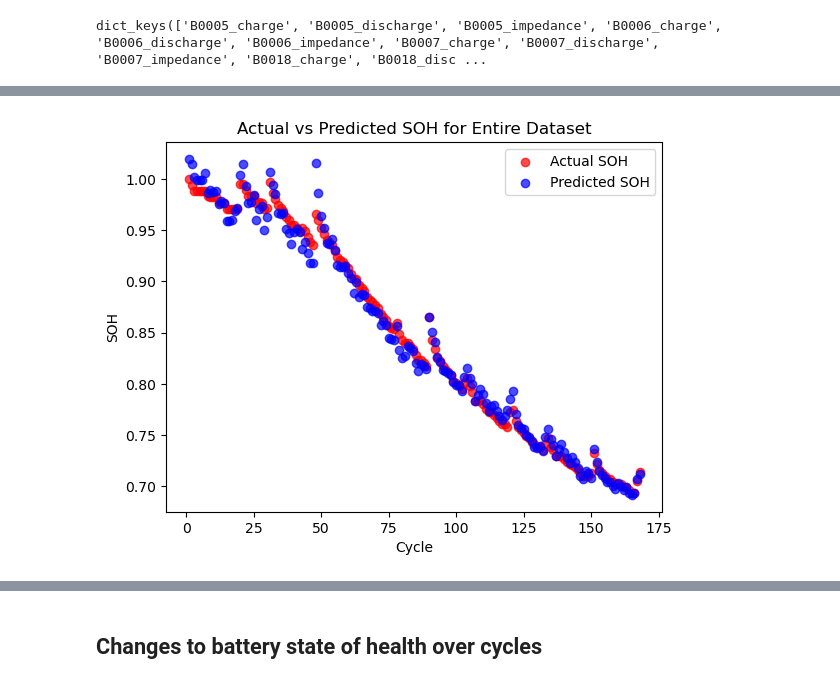
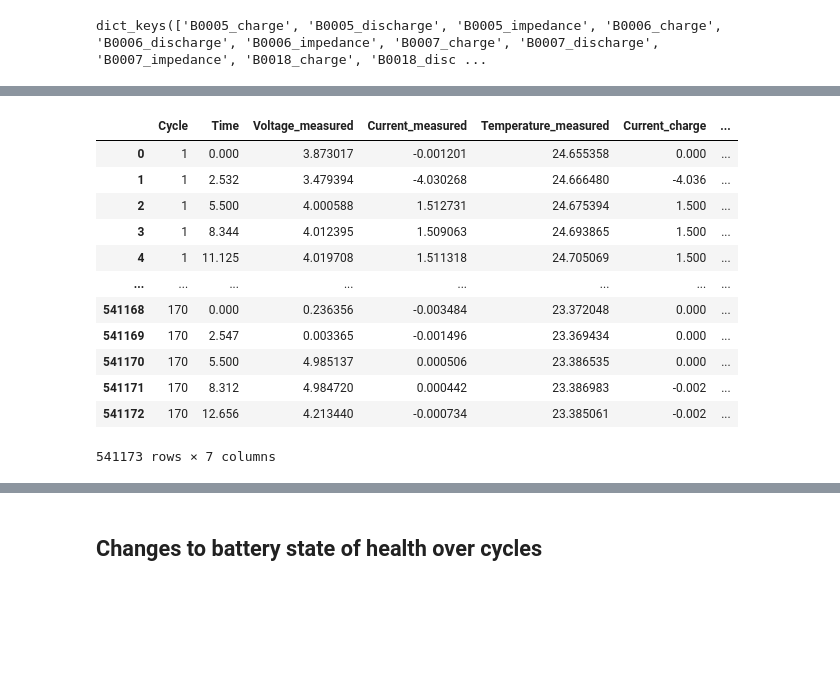
Before and after one commit to RomanShrestha07/CPSC_4830_Group_Project, a Jupyter notebook: Group_Project.ipynb, the cells around one changed output, grey strips where cells are left out. Cells and saved outputs as stored; diff of their text form; code cells hidden in the pictures; blank space fills up the shorter version.

```diff
--- a/Group_Project.ipynb
+++ b/Group_Project.ipynb
@@ -421,19 +210,16 @@ plt.show()
-# %%
-new_df = max_discharge_df.copy()
-
-model = LinearRegression()
-model.fit(X, y)
-
-y_pred = model.predict(X)
-new_df['Predicted SOH'] = y_pred
-plt.scatter(new_df['Cycle'], new_df['SOH'], color='red', label='Actual SOH', alpha=0.7)
-
-plt.scatter(new_df['Cycle'], new_df['Predicted SOH'], color='blue', label='Predicted SOH', alpha=0.7)
-
-plt.xlabel('Cycle')
-plt.ylabel('SOH')
-plt.title('Actual vs Predicted SOH for Entire Dataset')
-plt.legend()
-plt.show()
-# %% [output]
-[figure, removed]
+# %%
+battery_dict['B0005_charge']
+# %% [output]
+|  | Cycle | Time | Voltage_measured | Current_measured | Temperature_measured | Current_charge | ... |
+| 0 | 1 | 0.000 | 3.873017 | -0.001201 | 24.655358 | 0.000 | ... |
+| 1 | 1 | 2.532 | 3.479394 | -4.030268 | 24.666480 | -4.036 | ... |
+| 2 | 1 | 5.500 | 4.000588 | 1.512731 | 24.675394 | 1.500 | ... |
+| 3 | 1 | 8.344 | 4.012395 | 1.509063 | 24.693865 | 1.500 | ... |
+| 4 | 1 | 11.125 | 4.019708 | 1.511318 | 24.705069 | 1.500 | ... |
+| ... | ... | ... | ... | ... | ... | ... | ... |
+| 541168 | 170 | 0.000 | 0.236356 | -0.003484 | 23.372048 | 0.000 | ... |
+| 541169 | 170 | 2.547 | 0.003365 | -0.001496 | 23.369434 | 0.000 | ... |
+| 541170 | 170 | 5.500 | 4.985137 | 0.000506 | 23.386535 | 0.000 | ... |
+| 541171 | 170 | 8.312 | 4.984720 | 0.000442 | 23.386983 | -0.002 | ... |
+| 541172 | 170 | 12.656 | 4.213440 | -0.000734 | 23.385061 | -0.002 | ... |
+541173 rows × 7 columns
```
Also changed, not shown: parts of 50 cells of this notebook.
